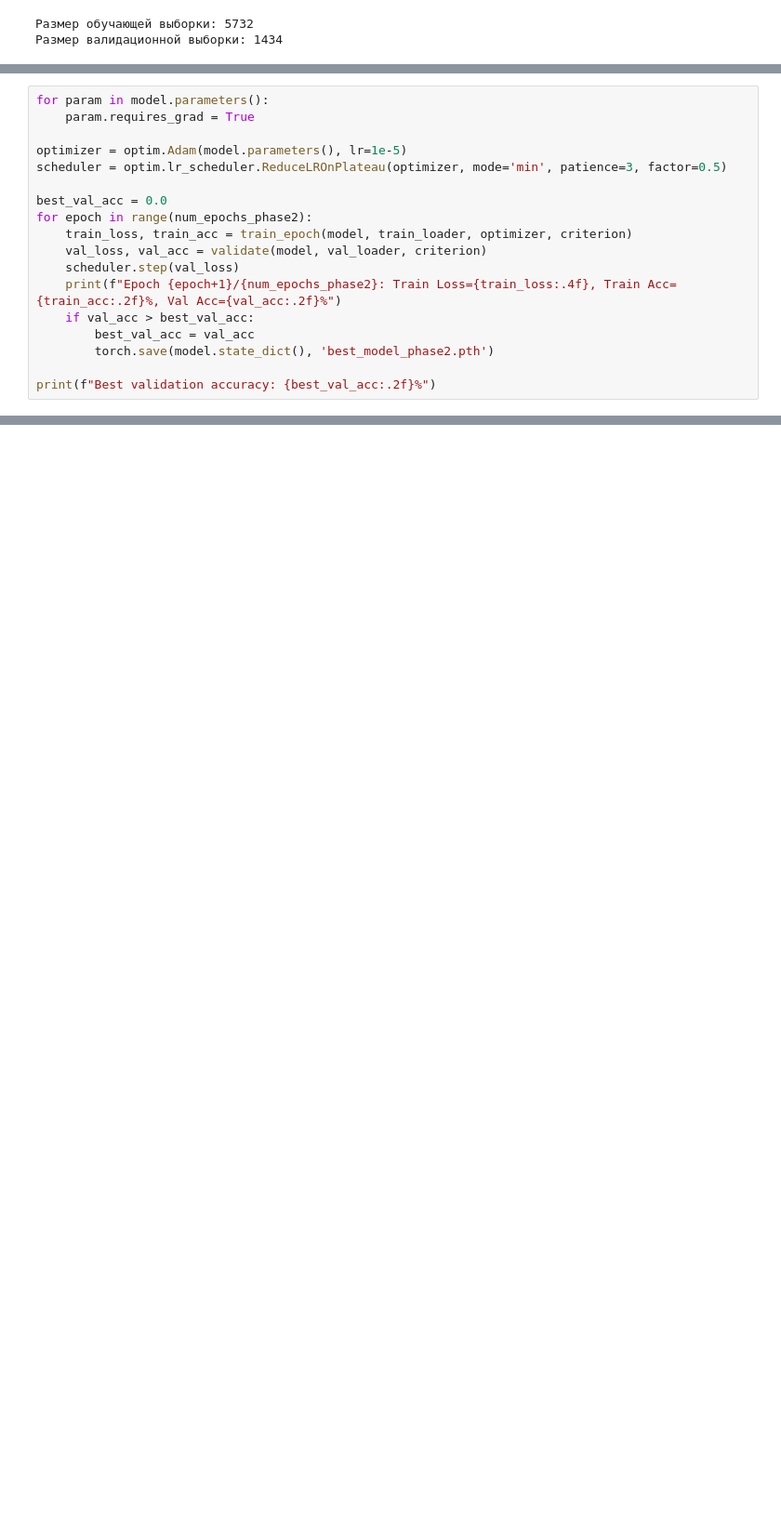
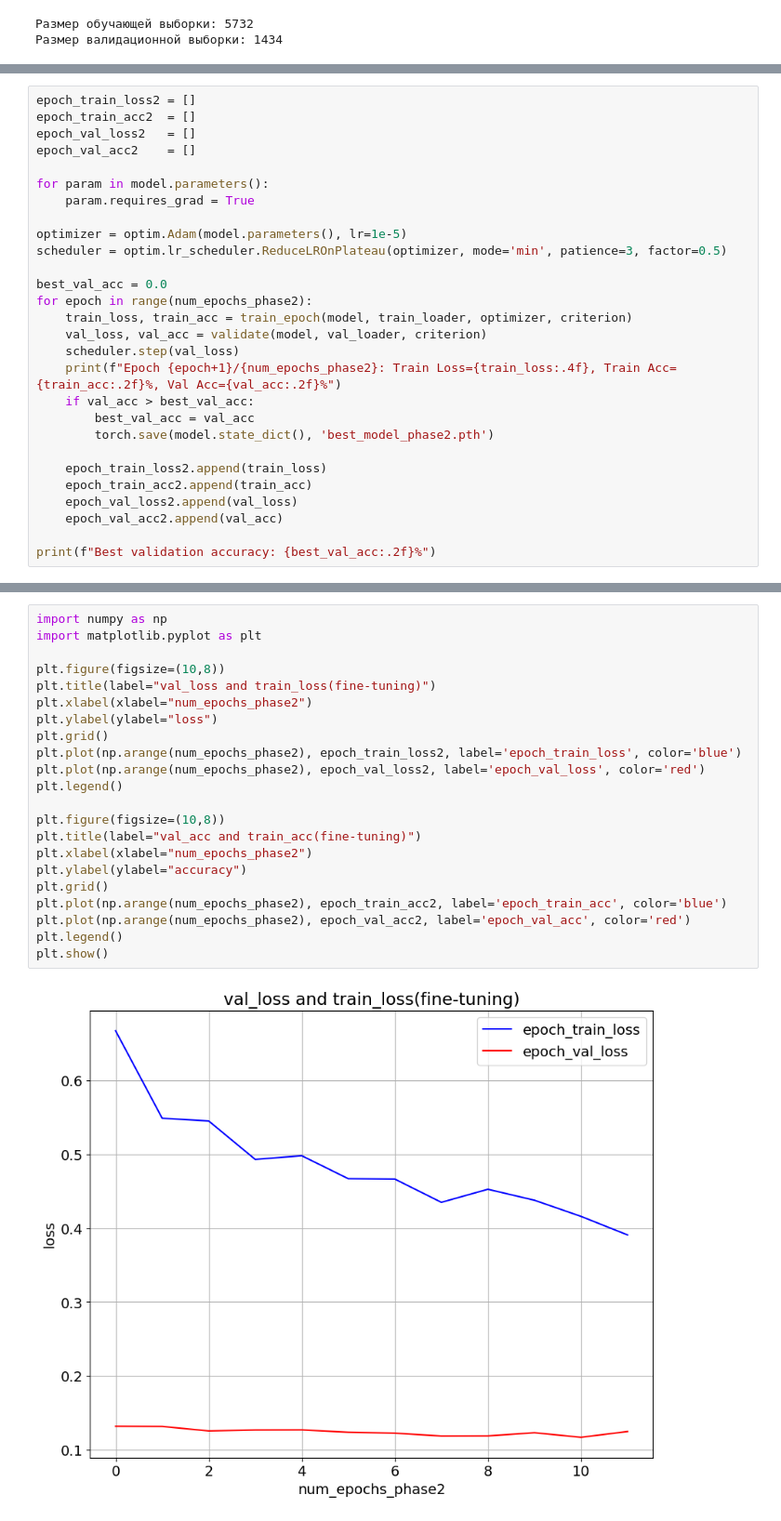
Before and after one commit to frest1ler/ml_homework, a Jupyter notebook: lab02_deep_learning/Lab2_DL_parts_4_and_5_optional.ipynb, the cells around one changed output, grey strips where cells are left out. Shown at 93% size. Saved outputs shown, nothing was run; the diff lists cells and outputs as text; blank space fills up the shorter version.

```diff
--- a/lab02_deep_learning/Lab2_DL_parts_4_and_5_optional.ipynb
+++ b/lab02_deep_learning/Lab2_DL_parts_4_and_5_optional.ipynb
@@ -365,4 +412,9 @@ for epoch in range(num_epochs_phase1):
 # %%
+epoch_train_loss2 = []
+epoch_train_acc2  = []
+epoch_val_loss2   = []
+epoch_val_acc2    = []
+
 for param in model.parameters():
     param.requires_grad = True
 
@@ -379,4 +431,9 @@ for epoch in range(num_epochs_phase2):
         best_val_acc = val_acc
         torch.save(model.state_dict(), 'best_model_phase2.pth')
 
+    epoch_train_loss2.append(train_loss)
+    epoch_train_acc2.append(train_acc)
+    epoch_val_loss2.append(val_loss)
+    epoch_val_acc2.append(val_acc)
+
 print(f"Best validation accuracy: {best_val_acc:.2f}%")
@@ -382,0 +454,24 @@ print(f"Best validation accuracy: {best_val_acc:.2f}%")
+# %%
+import numpy as np
+import matplotlib.pyplot as plt
+
+plt.figure(figsize=(10,8))
+plt.title(label="val_loss and train_loss(fine-tuning)")
+plt.xlabel(xlabel="num_epochs_phase2")
+plt.ylabel(ylabel="loss")
+plt.grid()
+plt.plot(np.arange(num_epochs_phase2), epoch_train_loss2, label='epoch_train_loss', color='blue')
+plt.plot(np.arange(num_epochs_phase2), epoch_val_loss2, label='epoch_val_loss', color='red')
+plt.legend()
+
+plt.figure(figsize=(10,8))
+plt.title(label="val_acc and train_acc(fine-tuning)")
+plt.xlabel(xlabel="num_epochs_phase2")
+plt.ylabel(ylabel="accuracy")
+plt.grid()
+plt.plot(np.arange(num_epochs_phase2), epoch_train_acc2, label='epoch_train_acc', color='blue')
+plt.plot(np.arange(num_epochs_phase2), epoch_val_acc2, label='epoch_val_acc', color='red')
+plt.legend()
+plt.show()
+# %% [output]
+[figure, added]
```
Also changed, not shown: parts of 8 cells of this notebook.
